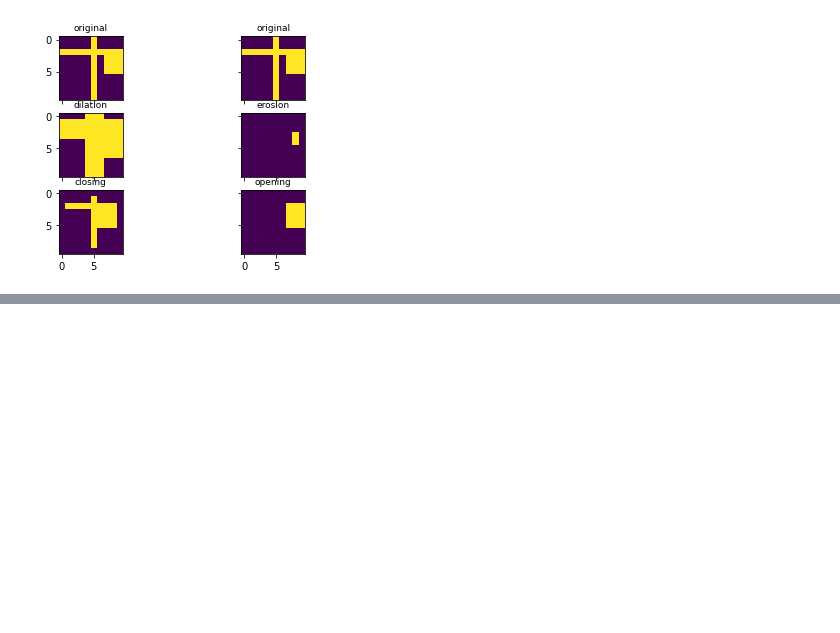
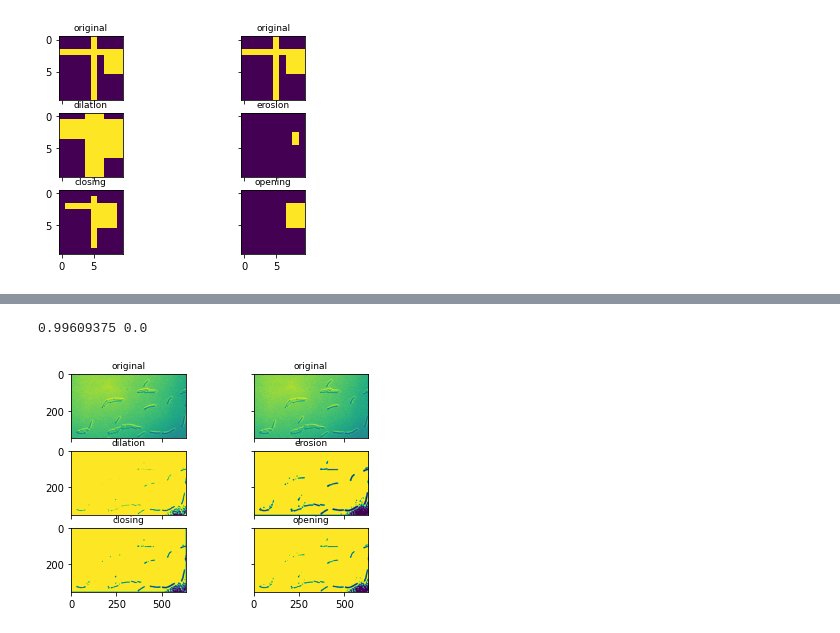
Before and after one commit to aSafarpoor/DIP, a Jupyter notebook: DIP_HW5.ipynb, the cells around one changed output, grey strips where cells are left out. Drawn from its saved outputs; the diff is of its cells as text; code cells hidden in the pictures; blank space fills up the shorter version.

```diff
--- a/DIP_HW5.ipynb
+++ b/DIP_HW5.ipynb
@@ -38,14 +70,26 @@ imshow(ar)
 [figure]
 # %%
 class Q1:
+    def __init__(self,k_size=3,th=0.5):
+        self.th = th
+        self.k_size = k_size
+
+    def binarification(self,img):
+        th = self.th
+        img[img>th] = 1
+        img[img<1] = 0
+        return img
+
     def normalization(self,img):
         img = np.copy(img)
         shape_ = img.shape
+        img = self.binarification(img)
         img = img.reshape(-1)
         img = (img-min(img))/(max(img)-min(img))
         return img.reshape(shape_)
 
-    def dilation(self,img,k_size=3):
+    def dilation(self,img):
+        k_size=self.k_size
         img = np.copy(img)
         img = self.normalization(img)
         kernel = np.ones((k_size,k_size))
@@ -54,7 +98,8 @@ class Q1:
         img[img<0]=0
         return img
 
-    def erosion(self,img,k_size=3):
+    def erosion(self,img):
+        k_size=self.k_size
         img = np.copy(img)
         img = self.normalization(img)
         kernel = np.ones((k_size,k_size))
@@ -63,14 +108,16 @@ class Q1:
         img[img>0]=1
         return img
 
-    def opening(self,img,k_size=3):
+    def opening(self,img):
+        k_size=self.k_size
         img = np.copy(img)
         img = self.normalization(img)
         img = self.erosion(img)
         img = self.dilation(img)
         return img
 
-    def closing(self,img,k_size=3):
+    def closing(self,img):
+        k_size=self.k_size
         img = np.copy(img)
         img = self.normalization(img)
         img = self.dilation(img)
@@ -105,0 +176,10 @@ q1.show_all_function_outputs(ar)
+# %%
+name = filenames[0]
+img = cv2.imread(name, cv2.IMREAD_GRAYSCALE)/256
+q1 = Q1(th=0.5,k_size=3)
+out = q1.normalization(img)
+# imshow(out)
+q1.show_all_function_outputs(img)
+# %% [output]
+0.99609375 0.0
+[figure, added]
```
Also changed, not shown: parts of 55 cells of this notebook.
